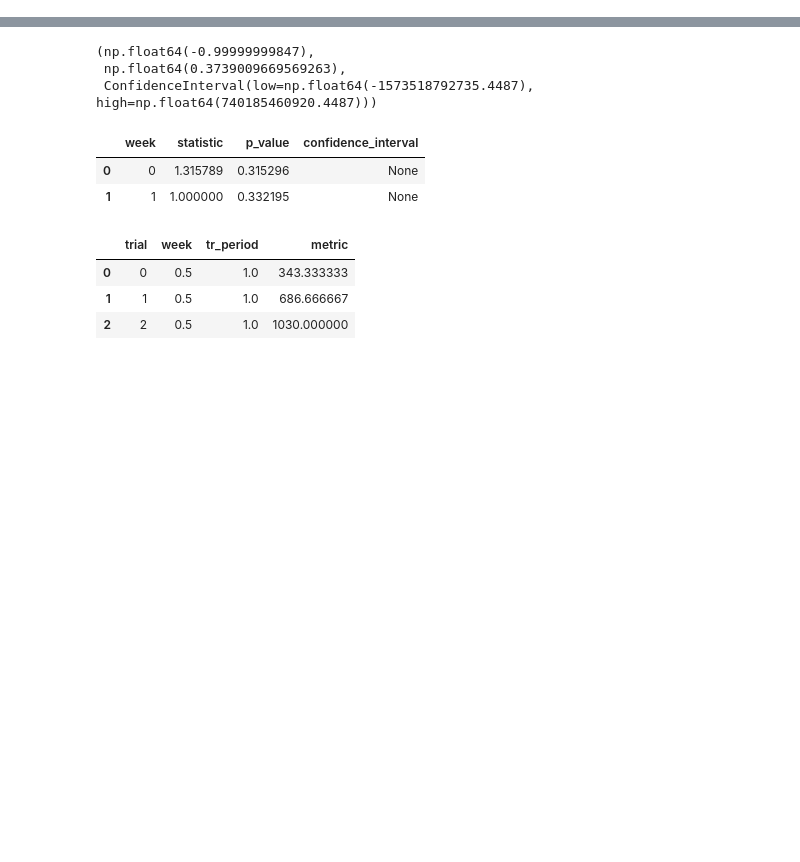
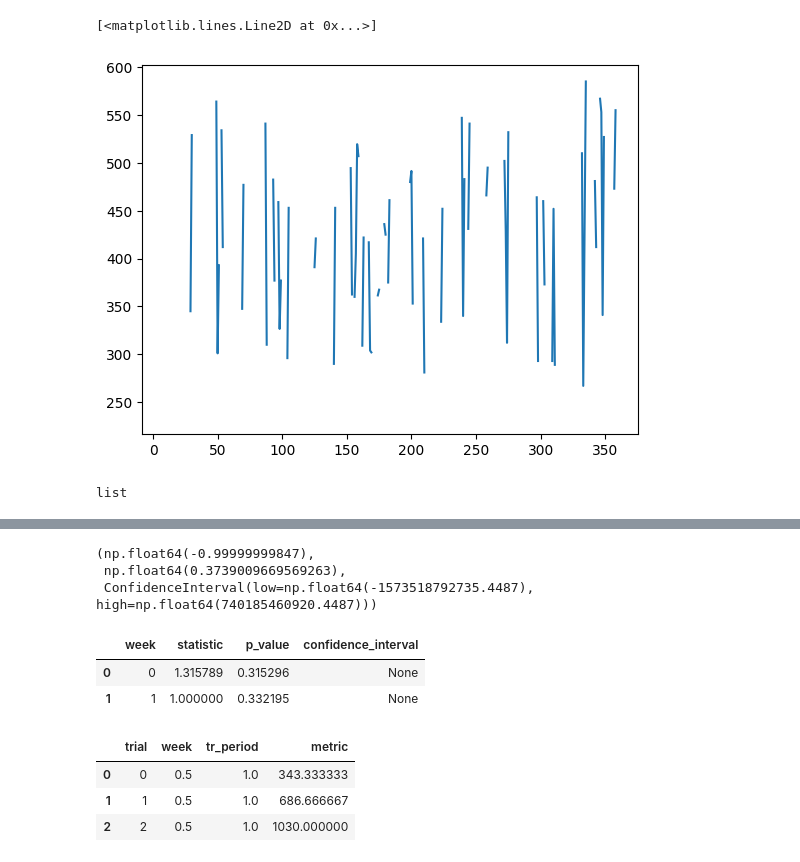
Before and after one commit to Kmccabe/dm_markets, a Jupyter notebook: modules_vCOVID/notebooks/dm_test_small_grid.ipynb, the cells around one changed output, grey strips where cells are left out. Drawn from its saved outputs; the diff is of its cells as text; code cells hidden in the pictures; blank space fills up the shorter version.

```diff
--- a/modules_vCOVID/notebooks/dm_test_small_grid.ipynb
+++ b/modules_vCOVID/notebooks/dm_test_small_grid.ipynb
@@ -1401,3 +1696,13 @@ Name: contracts, Length: 350, dtype: object
+# %%
+plt.plot(s2_pr.avg_price)
+# %% [output]
+[<matplotlib.lines.Line2D at 0x...>]
+[figure, added]
+# %%
+add_average_price
+type(s1_tp_cn.contracts.iloc[2])
+# %% [output]
+list
 # %%
 s1_e = add_period_efficiency(s1, s1_p)
 s1_tp = add_true_period(s1_e)
```
Also changed, not shown: parts of 25 cells of this notebook, 3 other files.
